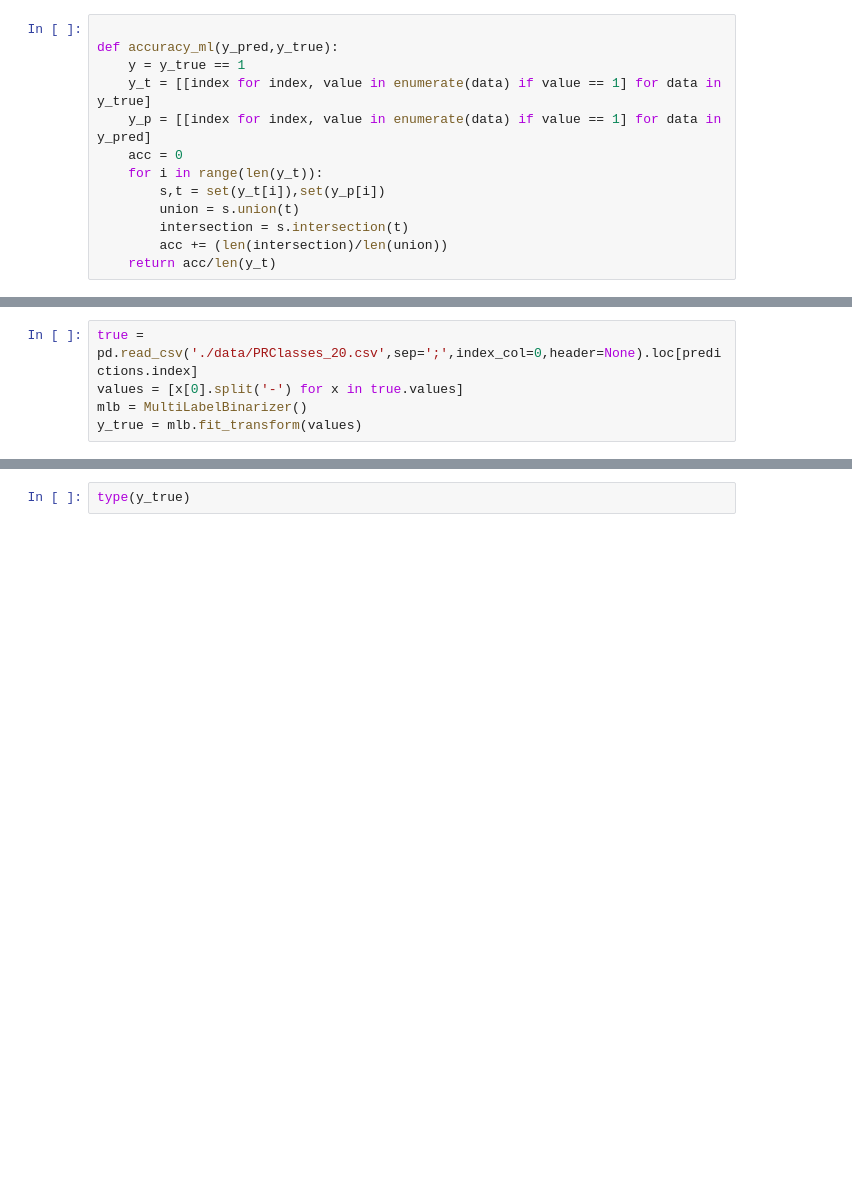
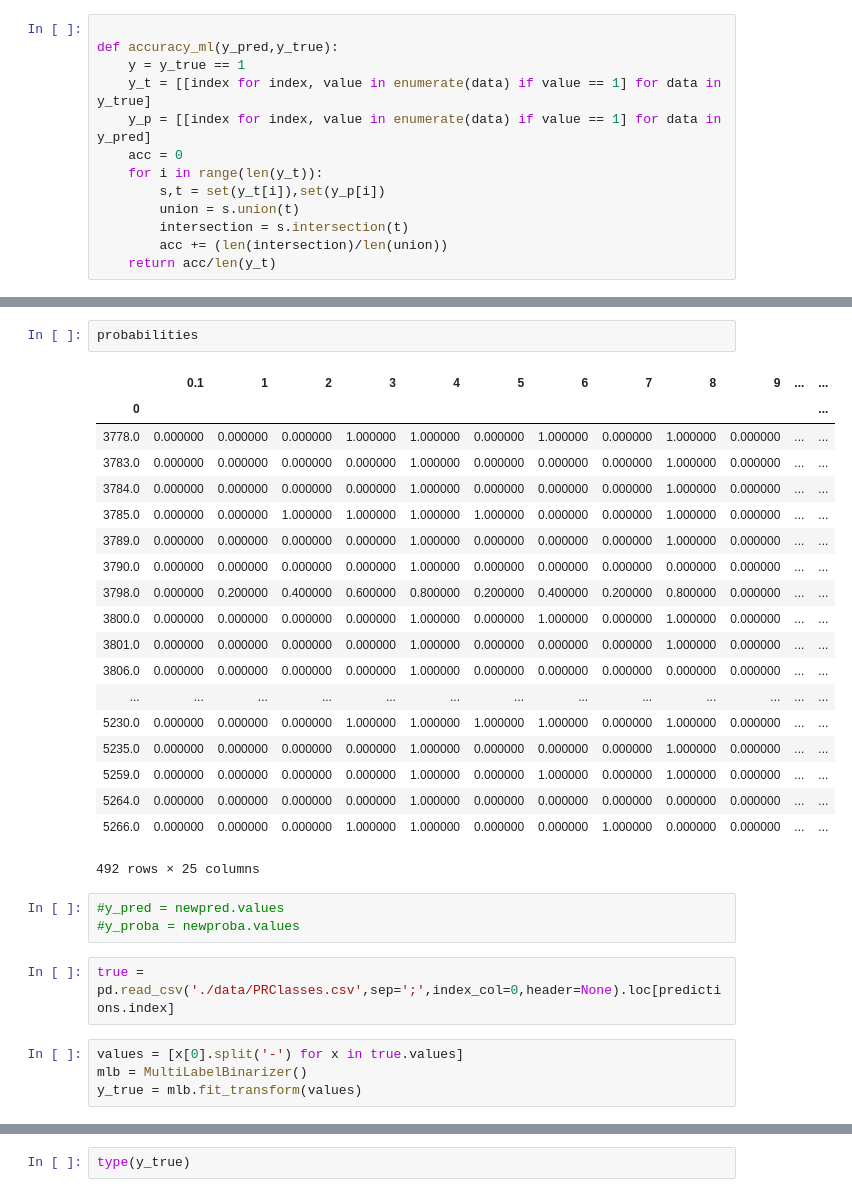
Before and after one commit to NAU-OSL/Pipeline, a Jupyter notebook: metrics.ipynb, the cells around one changed output, grey strips where cells are left out. Saved outputs shown, nothing was run; the diff lists cells and outputs as text; blank space fills up the shorter version.

```diff
--- a/metrics.ipynb
+++ b/metrics.ipynb
@@ -151,5 +298,31 @@ y_proba = probabilities.values
+# %%
+probabilities
+# %% [output]
+|  | 0.1 | 1 | 2 | 3 | 4 | 5 | 6 | 7 | 8 | 9 | ... | ... |
+| 0 |  |  |  |  |  |  |  |  |  |  |  | ... |
+| 3778.0 | 0.000000 | 0.000000 | 0.000000 | 1.000000 | 1.000000 | 0.000000 | 1.000000 | 0.000000 | 1.000000 | 0.000000 | ... | ... |
+| 3783.0 | 0.000000 | 0.000000 | 0.000000 | 0.000000 | 1.000000 | 0.000000 | 0.000000 | 0.000000 | 1.000000 | 0.000000 | ... | ... |
+| 3784.0 | 0.000000 | 0.000000 | 0.000000 | 0.000000 | 1.000000 | 0.000000 | 0.000000 | 0.000000 | 1.000000 | 0.000000 | ... | ... |
+| 3785.0 | 0.000000 | 0.000000 | 1.000000 | 1.000000 | 1.000000 | 1.000000 | 0.000000 | 0.000000 | 1.000000 | 0.000000 | ... | ... |
+| 3789.0 | 0.000000 | 0.000000 | 0.000000 | 0.000000 | 1.000000 | 0.000000 | 0.000000 | 0.000000 | 1.000000 | 0.000000 | ... | ... |
+| 3790.0 | 0.000000 | 0.000000 | 0.000000 | 0.000000 | 1.000000 | 0.000000 | 0.000000 | 0.000000 | 0.000000 | 0.000000 | ... | ... |
+| 3798.0 | 0.000000 | 0.200000 | 0.400000 | 0.600000 | 0.800000 | 0.200000 | 0.400000 | 0.200000 | 0.800000 | 0.000000 | ... | ... |
+| 3800.0 | 0.000000 | 0.000000 | 0.000000 | 0.000000 | 1.000000 | 0.000000 | 1.000000 | 0.000000 | 1.000000 | 0.000000 | ... | ... |
+| 3801.0 | 0.000000 | 0.000000 | 0.000000 | 0.000000 | 1.000000 | 0.000000 | 0.000000 | 0.000000 | 1.000000 | 0.000000 | ... | ... |
+| 3806.0 | 0.000000 | 0.000000 | 0.000000 | 0.000000 | 1.000000 | 0.000000 | 0.000000 | 0.000000 | 0.000000 | 0.000000 | ... | ... |
+| ... | ... | ... | ... | ... | ... | ... | ... | ... | ... | ... | ... | ... |
+| 5230.0 | 0.000000 | 0.000000 | 0.000000 | 1.000000 | 1.000000 | 1.000000 | 1.000000 | 0.000000 | 1.000000 | 0.000000 | ... | ... |
+| 5235.0 | 0.000000 | 0.000000 | 0.000000 | 0.000000 | 1.000000 | 0.000000 | 0.000000 | 0.000000 | 1.000000 | 0.000000 | ... | ... |
+| 5259.0 | 0.000000 | 0.000000 | 0.000000 | 0.000000 | 1.000000 | 0.000000 | 1.000000 | 0.000000 | 1.000000 | 0.000000 | ... | ... |
+| 5264.0 | 0.000000 | 0.000000 | 0.000000 | 0.000000 | 1.000000 | 0.000000 | 0.000000 | 0.000000 | 0.000000 | 0.000000 | ... | ... |
+| 5266.0 | 0.000000 | 0.000000 | 0.000000 | 1.000000 | 1.000000 | 0.000000 | 0.000000 | 1.000000 | 0.000000 | 0.000000 | ... | ... |
+492 rows × 25 columns
+# %%
+#y_pred = newpred.values
+#y_proba = newproba.values
+# %%
+true = pd.read_csv('./data/PRClasses.csv',sep=';',index_col=0,header=None).loc[predictions.index]
 # %%
-true = pd.read_csv('./data/PRClasses_20.csv',sep=';',index_col=0,header=None).loc[predictions.index]
 values = [x[0].split('-') for x in true.values]
 mlb = MultiLabelBinarizer()
 y_true = mlb.fit_transform(values)
```
Also changed, not shown: parts of 36 cells of this notebook, 7 other files.
